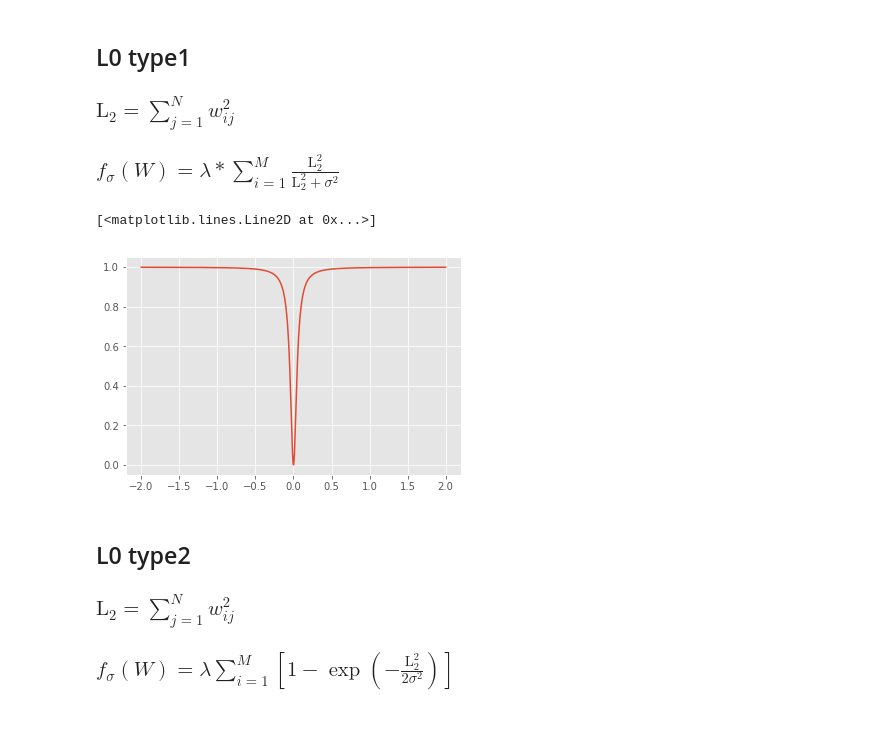
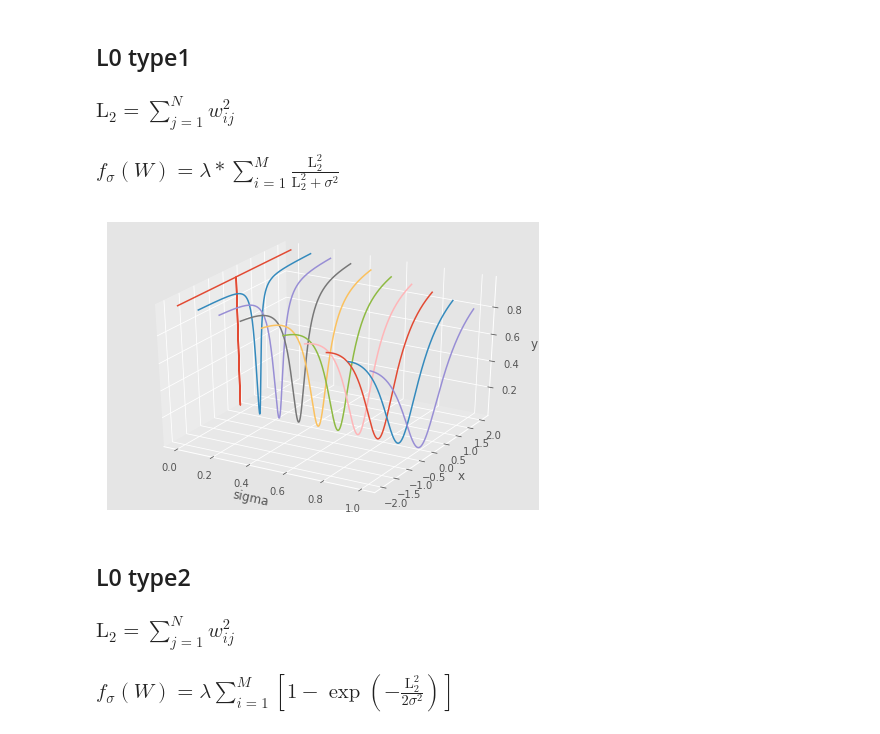
Before and after one commit to dx111/jupyterlab, a Jupyter notebook: L0_plot.ipynb, the cells around one changed output. Cells and saved outputs as stored; diff of their text form; code cells hidden in the pictures.

```diff
--- a/L0_plot.ipynb
+++ b/L0_plot.ipynb
@@ -33,12 +33,19 @@ x=np.linspace(-1,1,100000)
 ## L0 type1
 ### $\mathrm{L}_{2}=\sum_{j=1}^{N} w_{i j}^{2}$
 ### $f_{\sigma}(W)=\lambda * \sum_{i=1}^{M} \frac{\mathrm{L}_{2}^{2}}{\mathrm{L}_{2}^{2}+\sigma^{2}}$
-# %%
-y1=type1(x)
-plt.plot(x,y1)
-# %% [output]
-[<matplotlib.lines.Line2D at 0x...>]
-[figure, removed]
+# %%
+sigma_list=np.linspace(0.0001,1,10)
+fig2=plt.figure()
+ax=Axes3D(fig2)
+for sig in sigma_list:
+    y1=type1(x,sig)
+    sigma_array=np.full_like(x,sig)
+    ax.plot(sigma_array,x,y1)
+    ax.set_xlabel("sigma")
+    ax.set_ylabel("x")
+    ax.set_zlabel("y")
+# %% [output]
+[figure, added]
 # %% [markdown]
 ## L0 type2
 ### $\mathrm{L}_{2}=\sum_{j=1}^{N} w_{i j}^{2}$
```
Also changed, not shown: parts of 5 cells of this notebook, 6 other files.
